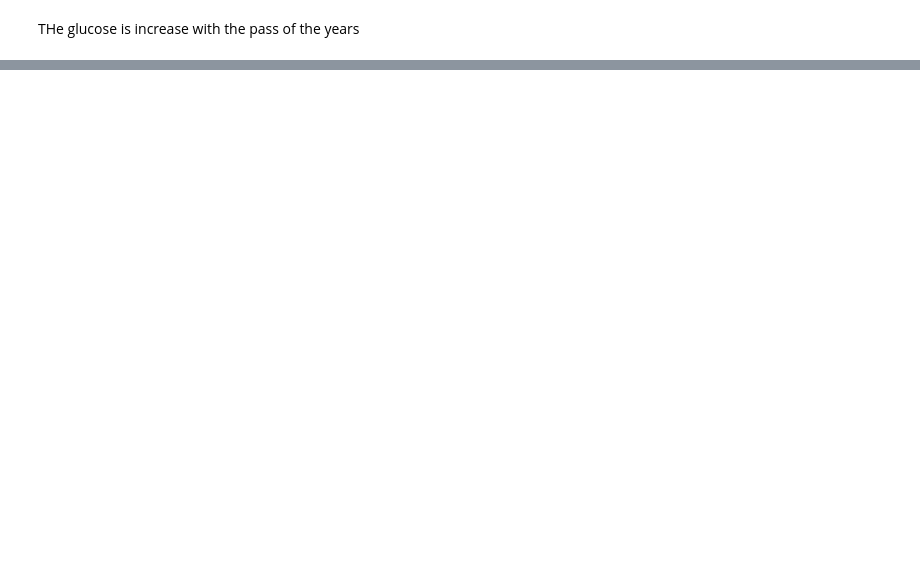
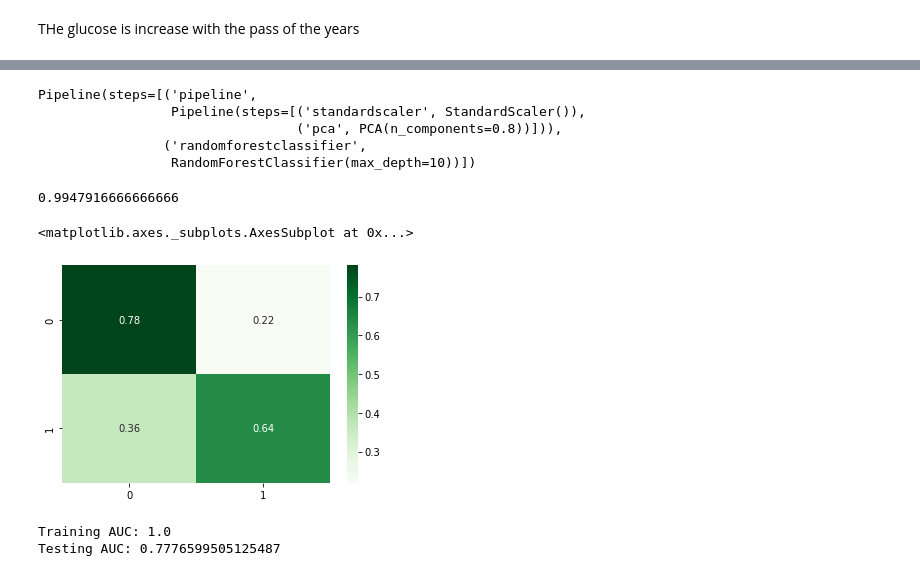
Before and after one commit to ragedharb16/sales-predictions, a Jupyter notebook: projects_2.ipynb, the cells around one changed output, grey strips where cells are left out. Cells and saved outputs as stored; diff of their text form; code cells hidden in the pictures; blank space fills up the shorter version.

```diff
--- a/projects_2.ipynb
+++ b/projects_2.ipynb
@@ -257,0 +364,4 @@ THe glucose is increase with the pass of the years
+# %%
+xgb = XGBClassifier()
+xgbpipe=make_pipeline(transformer,xgb)
+xgbpipe.fit(X_train, y_train)
@@ -257,0 +380,4 @@ THe glucose is increase with the pass of the years
+# %%
+rf= RandomForestClassifier()
+rfpipe= make_pipeline(transformer, rf)
+rfpipe.fit(X_train, y_train)
@@ -257,0 +392,8 @@ THe glucose is increase with the pass of the years
+# %%
+krange = range(2,100)
+k_list = []
+for k in krange:
+  rfsuperpipe = make_pipeline(transformer, RandomForestClassifier(max_depth=k))
+  rfsuperpipe.fit(X_train, y_train)
+  score = accuracy_score(y_test, rfsuperpipe.predict(X_test))
+  k_list.append(score)
@@ -257,0 +405,28 @@ THe glucose is increase with the pass of the years
+# %%
+rf= RandomForestClassifier(max_depth=10)
+rfpipe= make_pipeline(transformer, rf)
+rfpipe.fit(X_train, y_train)
+# %% [output]
+Pipeline(steps=[('pipeline',
+                 Pipeline(steps=[('standardscaler', StandardScaler()),
+                                 ('pca', PCA(n_components=0.8))])),
+                ('randomforestclassifier',
+                 RandomForestClassifier(max_depth=10))])
+# %%
+rftrain= rfpipe.score(X_train, y_train)
+rftest= rfpipe.score(X_test, y_test)
+rftrain
+# %% [output]
+0.9947916666666666
+# %%
+rfmatrix= confusion_matrix(y_test, rfpipe.predict(X_test),normalize='true')
+sns.heatmap(rfmatrix,annot=True,cmap='Greens')
+# %% [output]
+<matplotlib.axes._subplots.AxesSubplot at 0x...>
+[figure, added]
+# %%
+print(f'Training AUC: {roc_auc_score(y_train, rfpipe.predict_proba(X_train)[:,1])}')
+print(f'Testing AUC: {roc_auc_score(y_test, rfpipe.predict_proba(X_test)[:,1])}')
+# %% [output]
+Training AUC: 1.0
+Testing AUC: 0.7776599505125487
```
Also changed, not shown: parts of 39 cells of this notebook.
